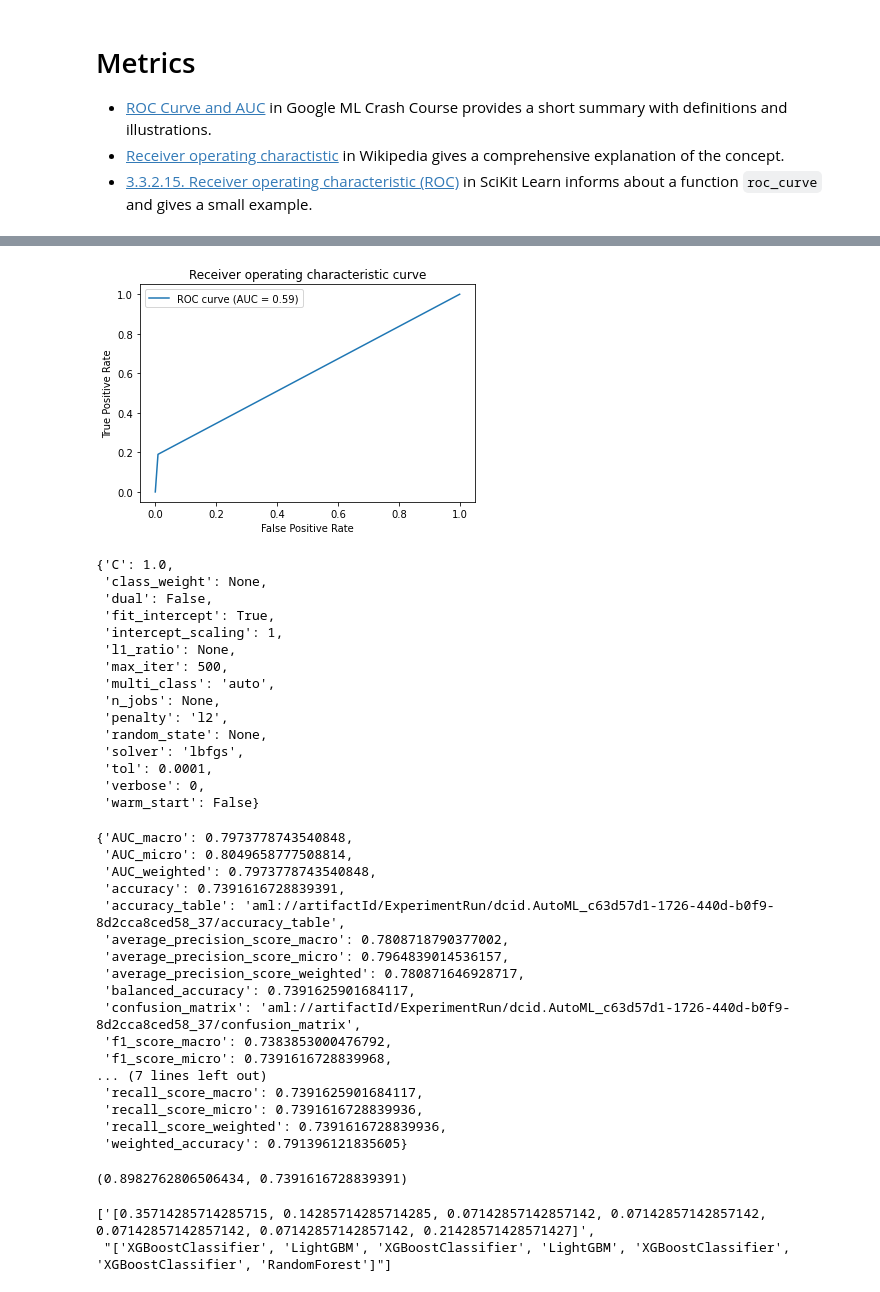
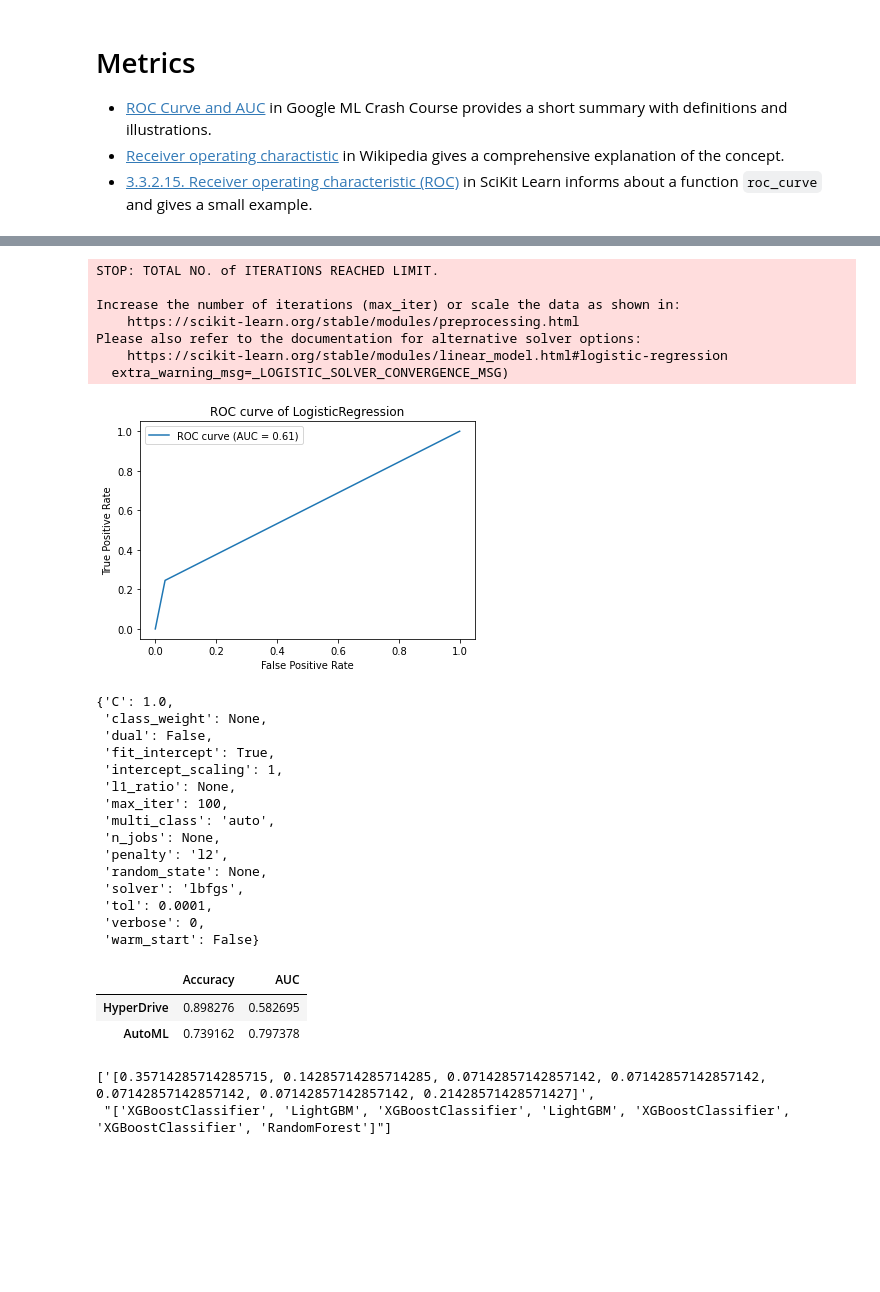
Before and after one commit to lustraka/Udacity01_Optimizing_a_Pipeline_in_Azure, a Jupyter notebook: sandbox-1/Colab_BankMarketingExperiments.ipynb, the cells around one changed output, grey strips where cells are left out. Cells and saved outputs as stored; diff of their text form; code cells hidden in the pictures; blank space fills up the shorter version.

```diff
--- a/sandbox-1/Colab_BankMarketingExperiments.ipynb
+++ b/sandbox-1/Colab_BankMarketingExperiments.ipynb
@@ -75,10 +75,11 @@ def evaluate_clf(x_train, y_train, x_test, y_test, clf):
   y_score = clf.predict(x_test)
   fpr, tpr, tresholds = roc_curve(y_test, y_score)
   auc = roc_auc_score(y_test, y_score)
+  name = str(type(clf)).split('.')[-1].replace("'>",'')
 
-  return fpr, tpr, auc
+  return fpr, tpr, auc, name
 # %%
-def plot_roc_curve(fpr, tpr, auc):
+def plot_roc_curve(fpr, tpr, auc, name):
   """Plot ROC curve. Print AUC score."""
 
   plt.figure()
@@ -86,7 +87,7 @@ def plot_roc_curve(fpr, tpr, auc):
   plt.ylabel('True Positive Rate')
   plt.plot(fpr, tpr, label=f"ROC curve (AUC = {auc:.2f})")
   plt.legend()
-  plt.title('Receiver operating characteristic curve')
+  plt.title('ROC curve of ' + name)
   plt.show()
 # %%
 from sklearn.tree import DecisionTreeRegressor
@@ -132,10 +149,17 @@ clf.get_params()
  'verbose': 0,
  'warm_start': False}
 # %%
-clf = LogisticRegression(C=1.0, max_iter=500)
+clf = LogisticRegression()
 plot_roc_curve(*evaluate_clf(x_train, y_train, x_test, y_test, clf))
 # %% [output]
+STOP: TOTAL NO. of ITERATIONS REACHED LIMIT.
+
+Increase the number of iterations (max_iter) or scale the data as shown in:
+    https://scikit-learn.org/stable/modules/preprocessing.html
+Please also refer to the documentation for alternative solver options:
+    https://scikit-learn.org/stable/modules/linear_model.html#logistic-regression
+  extra_warning_msg=_LOGISTIC_SOLVER_CONVERGENCE_MSG)
-[figure, old version]
+[figure, new version]
 # %%
 clf.get_params()
 # %% [output]
@@ -145,7 +169,7 @@ clf.get_params()
  'fit_intercept': True,
  'intercept_scaling': 1,
  'l1_ratio': None,
- 'max_iter': 500,
+ 'max_iter': 100,
  'multi_class': 'auto',
  'n_jobs': None,
  'penalty': 'l2',
@@ -154,28 +178,3 @@ clf.get_params()
  'tol': 0.0001,
  'verbose': 0,
  'warm_start': False}
-# %%
-aml_metrics = {'weighted_accuracy': 0.791396121835605, 'AUC_macro': 0.7973778743540848, 'AUC_micro': 0.8049658777508814, 'recall_score_macro': 0.7391625901684117, 'f1_score_micro': 0.7391616728839968, 'recall_score_micro': 0.7391616728839936, 'average_precision_score_weighted': 0.780871646928717, 'norm_macro_recall': 0.4783251803367275, 'recall_score_weighted': 0.7391616728839936, 'precision_score_micro': 0.7391616728840003, 'f1_score_weighted': 0.7383991146645782, 'average_precision_score_micro': 0.7964839014536157, 'f1_score_macro': 0.7383853000476792, 'balanced_accuracy': 0.7391625901684117, 'precision_score_weighted': 0.7420019090974302, 'accuracy': 0.7391616728839391, 'matthews_correlation': 0.48112755530283186, 'precision_score_macro': 0.741973413347182, 'AUC_weighted': 0.7973778743540848, 'average_precision_score_macro': 0.7808718790377002, 'log_loss': 0.5471810076970028, 'accuracy_table': 'aml://artifactId/ExperimentRun/dcid.AutoML_c63d57d1-1726-440d-b0f9-8d2cca8ced58_37/accuracy_table', 'confusion_matrix': 'aml://artifactId/ExperimentRun/dcid.AutoML_c63d57d1-1726-440d-b0f9-8d2cca8ced58_37/confusion_matrix'}
-aml_metrics
-# %% [output]
-{'AUC_macro': 0.7973778743540848,
- 'AUC_micro': 0.8049658777508814,
- 'AUC_weighted': 0.7973778743540848,
- 'accuracy': 0.7391616728839391,
- 'accuracy_table': 'aml://artifactId/ExperimentRun/dcid.AutoML_c63d57d1-1726-440d-b0f9-8d2cca8ced58_37/accuracy_table',
- 'average_precision_score_macro': 0.7808718790377002,
- 'average_precision_score_micro': 0.7964839014536157,
- 'average_precision_score_weighted': 0.780871646928717,
- 'balanced_accuracy': 0.7391625901684117,
- 'confusion_matrix': 'aml://artifactId/ExperimentRun/dcid.AutoML_c63d57d1-1726-440d-b0f9-8d2cca8ced58_37/confusion_matrix',
- 'f1_score_macro': 0.7383853000476792,
- 'f1_score_micro': 0.7391616728839968,
-... (7 lines left out)
- 'recall_score_macro': 0.7391625901684117,
- 'recall_score_micro': 0.7391616728839936,
- 'recall_score_weighted': 0.7391616728839936,
- 'weighted_accuracy': 0.791396121835605}
-# %%
-hdr_metrics['Accuracy'], aml_metrics['accuracy']
-# %% [output]
-(0.8982762806506434, 0.7391616728839391)
@@ -183,0 +181,9 @@ aml_details = {'runId': 'AutoML_c63d57d1-1726-440d-b0f9-8d2cca8ced58_37', 'targe
+# %%
+pd.DataFrame({
+    'Accuracy' : [metrics['HyperDrive']['Accuracy'], metrics['AutoML']['accuracy']],
+    'AUC' : [metrics['HyperDrive']['AUC'], metrics['AutoML']['AUC_weighted']]
+}, index=['HyperDrive', 'AutoML'])
+# %% [output]
+|  | Accuracy | AUC |
+| HyperDrive | 0.898276 | 0.582695 |
+| AutoML | 0.739162 | 0.797378 |
```
Also changed, not shown: parts of 16 cells of this notebook.
